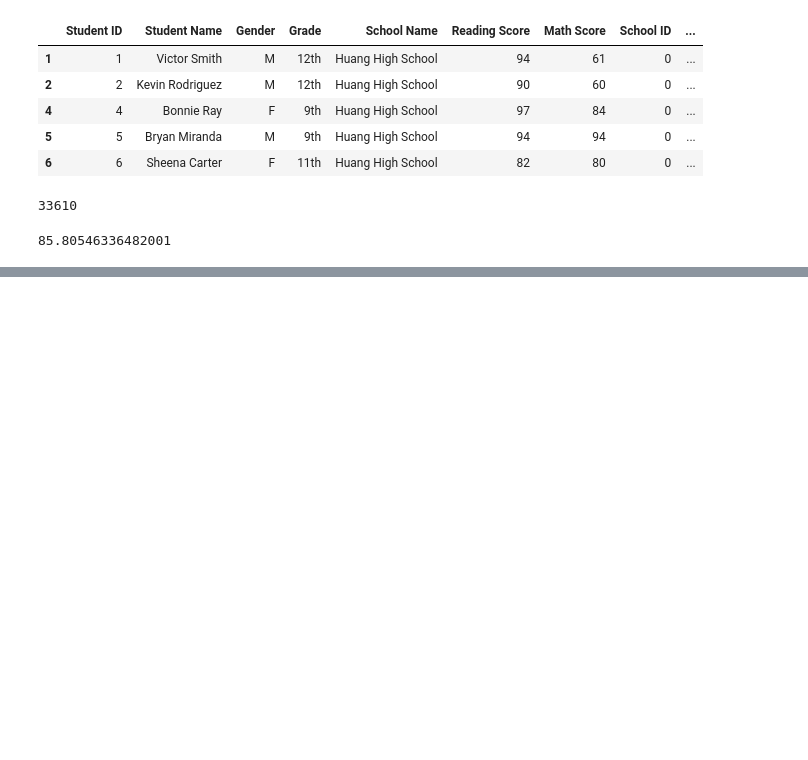
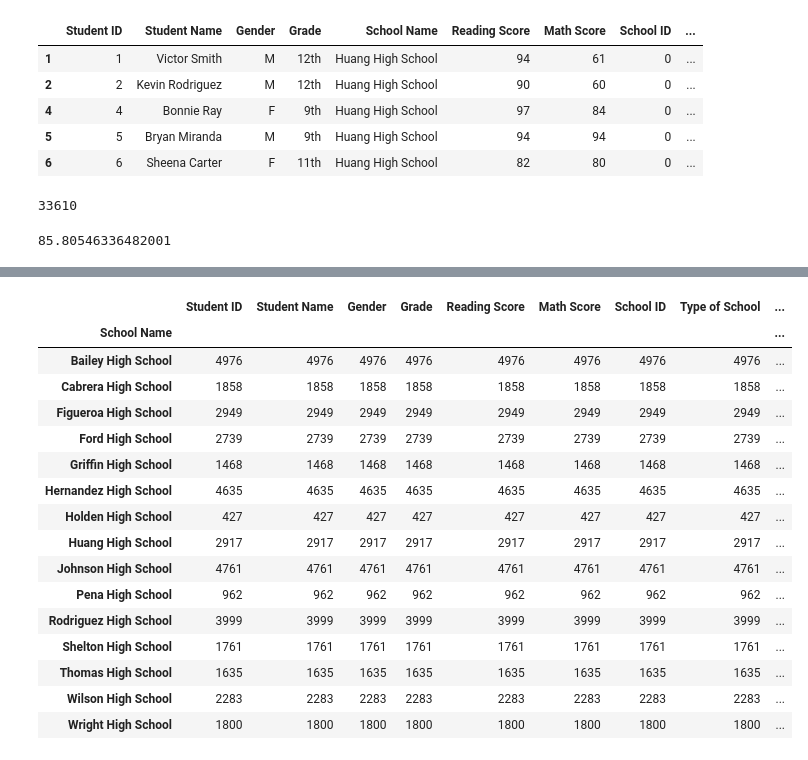
Before and after one commit to Terra999/pandas-challenge, a Jupyter notebook: PyCitySchools/PyCitySchools.ipynb, the cells around one changed output, grey strips where cells are left out. Cells and saved outputs as stored; diff of their text form; code cells hidden in the pictures; blank space fills up the shorter version.

```diff
--- a/PyCitySchools/PyCitySchools.ipynb
+++ b/PyCitySchools/PyCitySchools.ipynb
@@ -166,0 +171,21 @@ school_reduced_df
+# %%
+sorted_grouped_data_df = sorted_data_df.groupby("School Name")
+sorted_grouped_data_df.count()
+# %% [output]
+|  | Student ID | Student Name | Gender | Grade | Reading Score | Math Score | School ID | Type of School | ... |
+| School Name |  |  |  |  |  |  |  |  | ... |
+| Bailey High School | 4976 | 4976 | 4976 | 4976 | 4976 | 4976 | 4976 | 4976 | ... |
+| Cabrera High School | 1858 | 1858 | 1858 | 1858 | 1858 | 1858 | 1858 | 1858 | ... |
+| Figueroa High School | 2949 | 2949 | 2949 | 2949 | 2949 | 2949 | 2949 | 2949 | ... |
+| Ford High School | 2739 | 2739 | 2739 | 2739 | 2739 | 2739 | 2739 | 2739 | ... |
+| Griffin High School | 1468 | 1468 | 1468 | 1468 | 1468 | 1468 | 1468 | 1468 | ... |
+| Hernandez High School | 4635 | 4635 | 4635 | 4635 | 4635 | 4635 | 4635 | 4635 | ... |
+| Holden High School | 427 | 427 | 427 | 427 | 427 | 427 | 427 | 427 | ... |
+| Huang High School | 2917 | 2917 | 2917 | 2917 | 2917 | 2917 | 2917 | 2917 | ... |
+| Johnson High School | 4761 | 4761 | 4761 | 4761 | 4761 | 4761 | 4761 | 4761 | ... |
+| Pena High School | 962 | 962 | 962 | 962 | 962 | 962 | 962 | 962 | ... |
+| Rodriguez High School | 3999 | 3999 | 3999 | 3999 | 3999 | 3999 | 3999 | 3999 | ... |
+| Shelton High School | 1761 | 1761 | 1761 | 1761 | 1761 | 1761 | 1761 | 1761 | ... |
+| Thomas High School | 1635 | 1635 | 1635 | 1635 | 1635 | 1635 | 1635 | 1635 | ... |
+| Wilson High School | 2283 | 2283 | 2283 | 2283 | 2283 | 2283 | 2283 | 2283 | ... |
+| Wright High School | 1800 | 1800 | 1800 | 1800 | 1800 | 1800 | 1800 | 1800 | ... |
```
Also changed, not shown: parts of 18 cells of this notebook.
